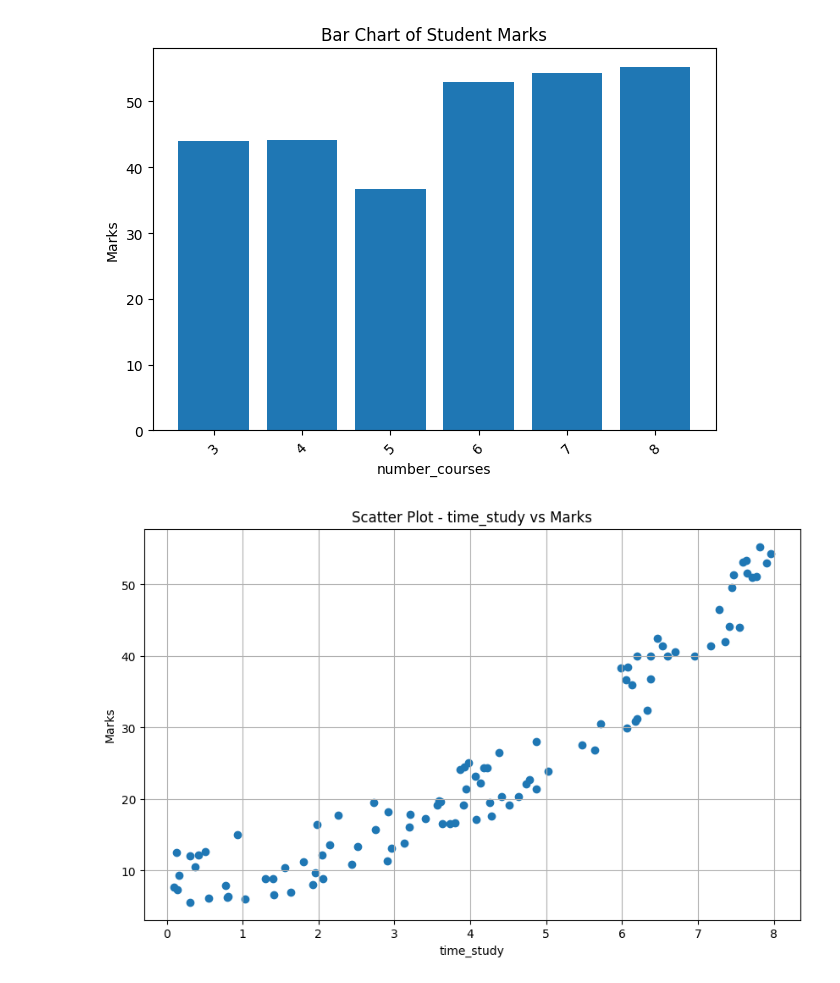
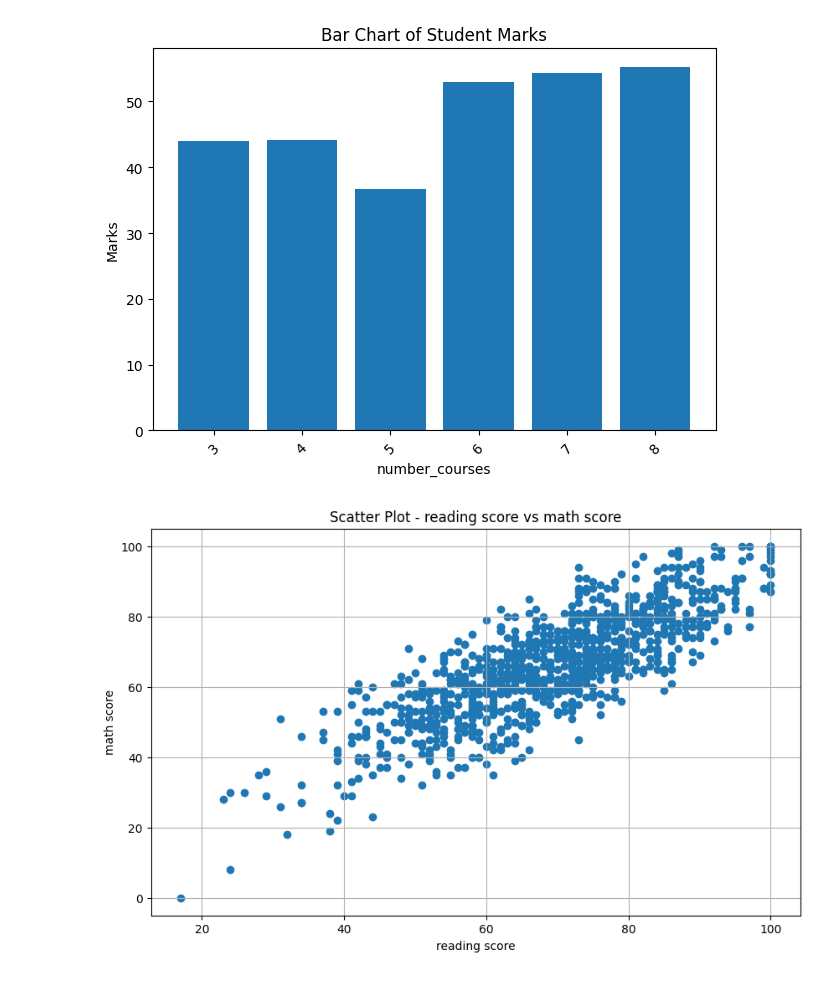
Before and after one commit to Nohan28/aiml, a Jupyter notebook: nohan23CS028.ipynb, the cells around one changed output. Drawn from its saved outputs; the diff is of its cells as text; code cells hidden in the pictures.

```diff
--- a/nohan23CS028.ipynb
+++ b/nohan23CS028.ipynb
@@ -1284,13 +1284,13 @@ plt.show()
 # %%
 import pandas as pd
 import matplotlib.pyplot as plt
-df = pd.read_csv('/content/Student_Marks.csv')
+df = pd.read_csv('/content/StudentsPerformance.csv')
 plt.figure(figsize=(10, 6))
-plt.scatter(df['time_study'], df['Marks'])
-plt.title('Scatter Plot - time_study vs Marks')
-plt.xlabel('time_study')
-plt.ylabel('Marks')
+plt.scatter(df['reading score'], df['math score'])
+plt.title('Scatter Plot - reading score vs math score')
+plt.xlabel('reading score')
+plt.ylabel('math score')
 plt.grid(True)
 plt.show()
 # %% [output]
-[figure, old version]
+[figure, new version]
```
Also changed, not shown: parts of 4 cells of this notebook.
